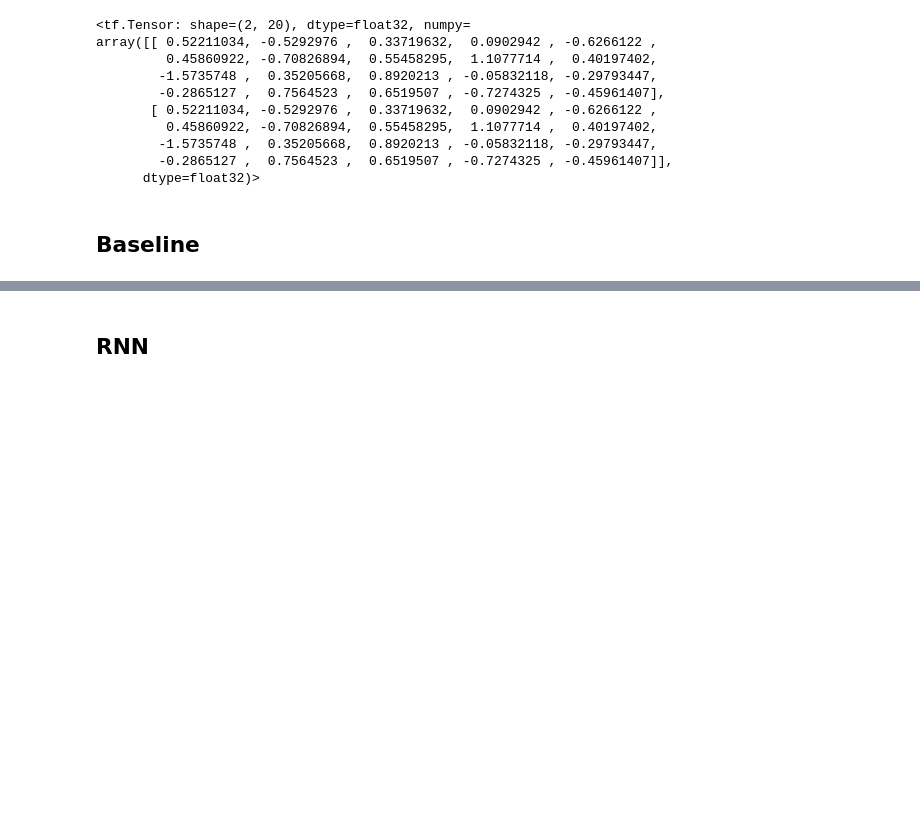
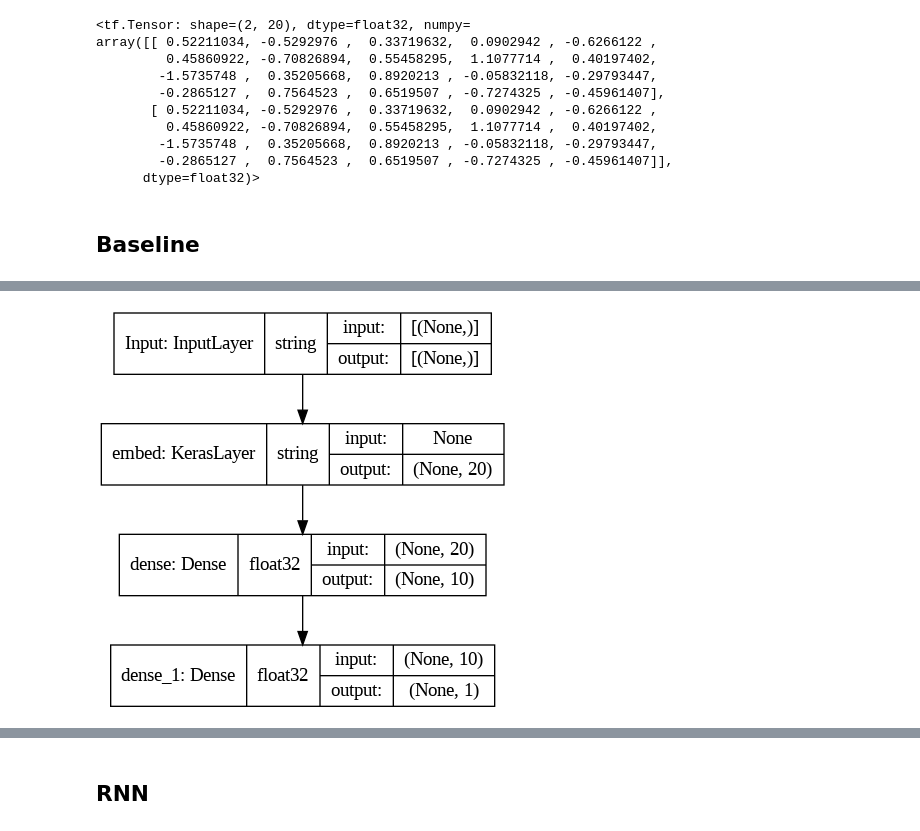
Before and after one commit to Chike-Ode/app-review-nlp, a Jupyter notebook: notebooks/2.1 - Official-Unregularized-DL.ipynb, the cells around one changed output, grey strips where cells are left out. Drawn from its saved outputs; the diff is of its cells as text; code cells hidden in the pictures; blank space fills up the shorter version.

```diff
--- a/notebooks/2.1 - Official-Unregularized-DL.ipynb
+++ b/notebooks/2.1 - Official-Unregularized-DL.ipynb
@@ -28,6 +28,8 @@ GRAPHS_DIR = os.path.join(EVAL_DIR, "graphs")
 writepath = os.path.join(MODEL_PERF_DIR, "performance.csv")
 # %% [markdown]
 ## 1.1 Define Functions
+# %%
+plt.style.use('ggplot')
 # %%
 def plot_loss(history,model):
     """
@@ -217,7 +221,7 @@ base_model = keras.Sequential([
         layers.Dense(1,activation=relu_advanced)],name='2.0-Baseline-No-Regularization')
 
 base_model.compile(loss=tf.keras.losses.MeanSquaredError(),
-                   optimizer=keras.optimizers.Adam(lr=0.0001,decay=1e-6),
+                   optimizer=keras.optimizers.Adam(lr=0.0003,decay=1e-6),
                    metrics=['mse','mae'])
 
 
@@ -247,6 +265,9 @@ performance_evaluation(X_test, y_test, base_model)
 # %%
-# tf.keras.utils.plot_model(base_model,show_shapes=True, show_dtype=True,
-#     show_layer_names=True, rankdir='TB', expand_nested=True, dpi=96)
+plot_model_path = os.path.join(IMAGES_DIR, f'plot_model_{base_model.name}.png')
+tf.keras.utils.plot_model(base_model, to_file=plot_model_path ,show_shapes=True, show_dtype=True,
+    show_layer_names=True, rankdir='TB', expand_nested=True, dpi=96)
+# %% [output]
+[figure, added]
 # %%
 # plot_performance(base_history,2.0,'No-Regularization','Baseline')
 # %%
```
Also changed, not shown: parts of 28 cells of this notebook, 40 other files.
